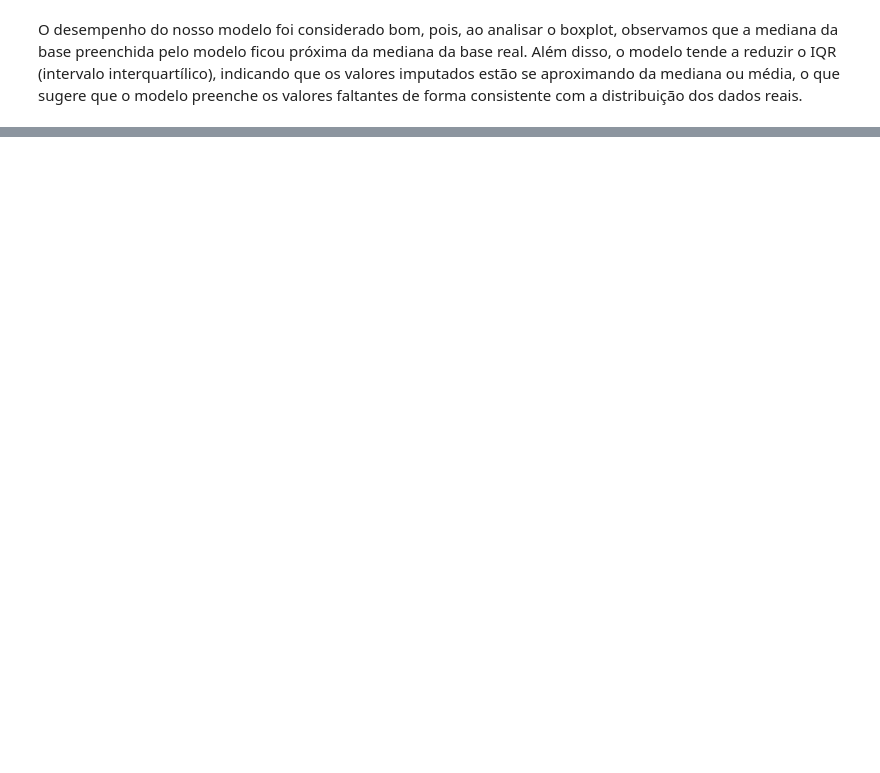
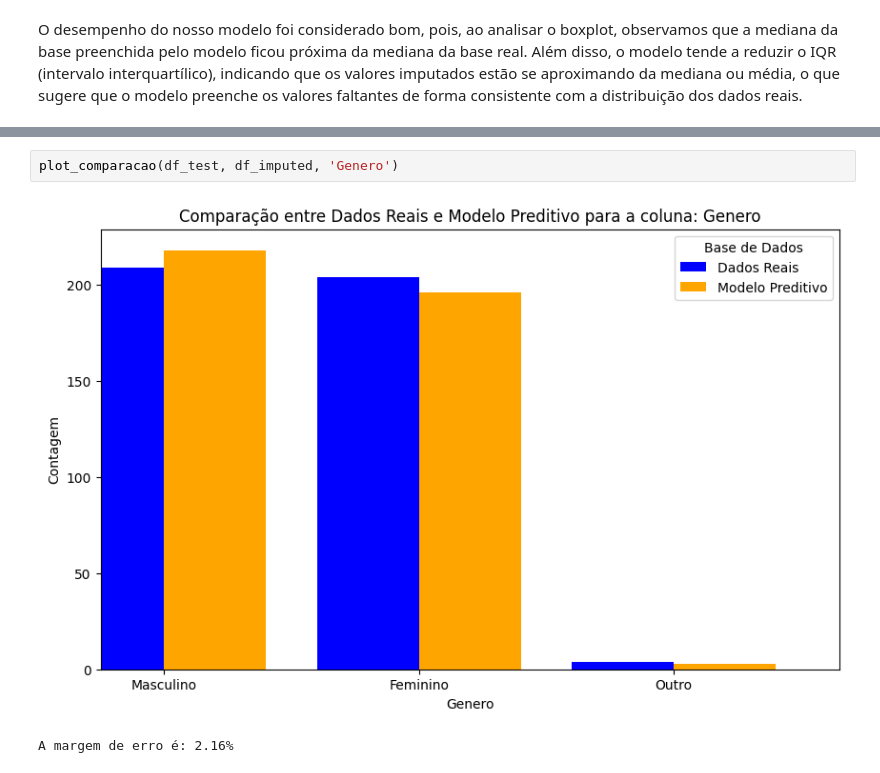
Before and after one commit to Joao-Gabriel05/Telecconect_analysis, a Jupyter notebook: limpeza_de_dados.ipynb, the cells around one changed output, grey strips where cells are left out. Drawn from its saved outputs; the diff is of its cells as text; blank space fills up the shorter version.

```diff
--- a/limpeza_de_dados.ipynb
+++ b/limpeza_de_dados.ipynb
@@ -884,0 +707,5 @@ A margem de erro (diferença total de gênero entre os dois dataframes) é: 91.3
+# %%
+plot_comparacao(df_test, df_imputed, 'Genero')
+# %% [output]
+[figure, added]
+A margem de erro é: 2.16%
```
Also changed, not shown: parts of 24 cells of this notebook, 1 other file.
